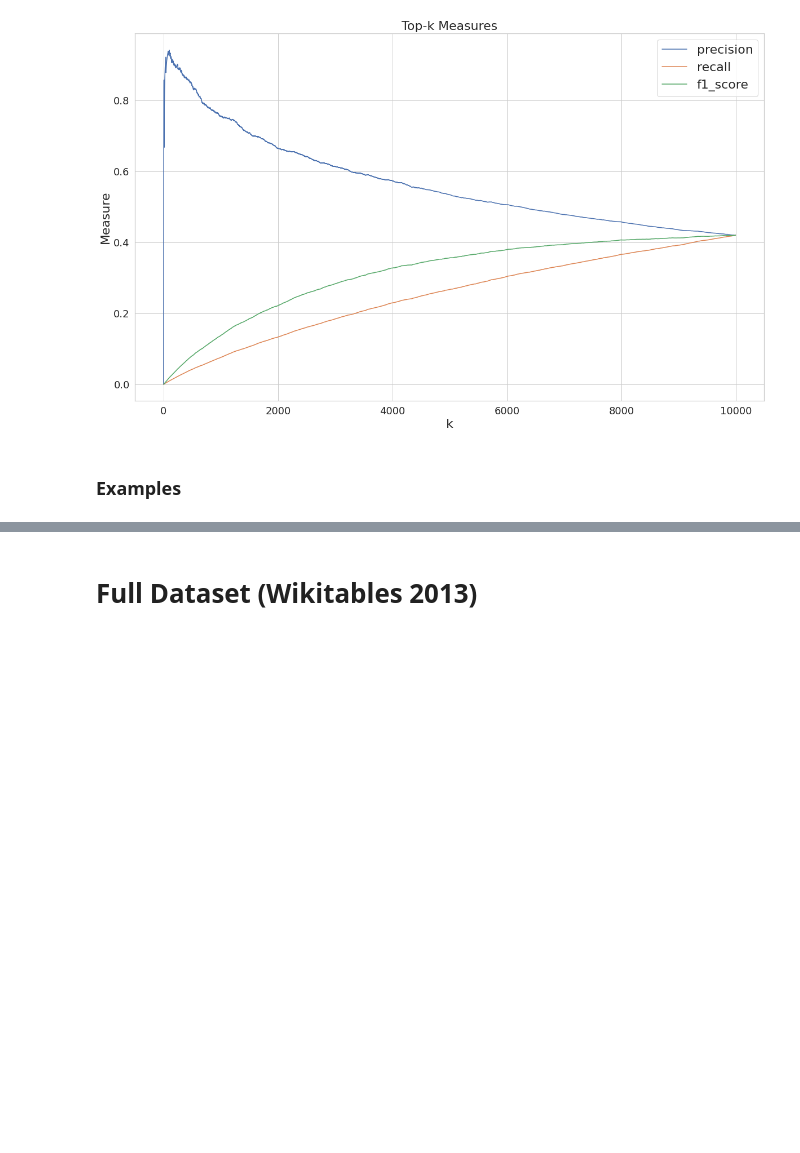
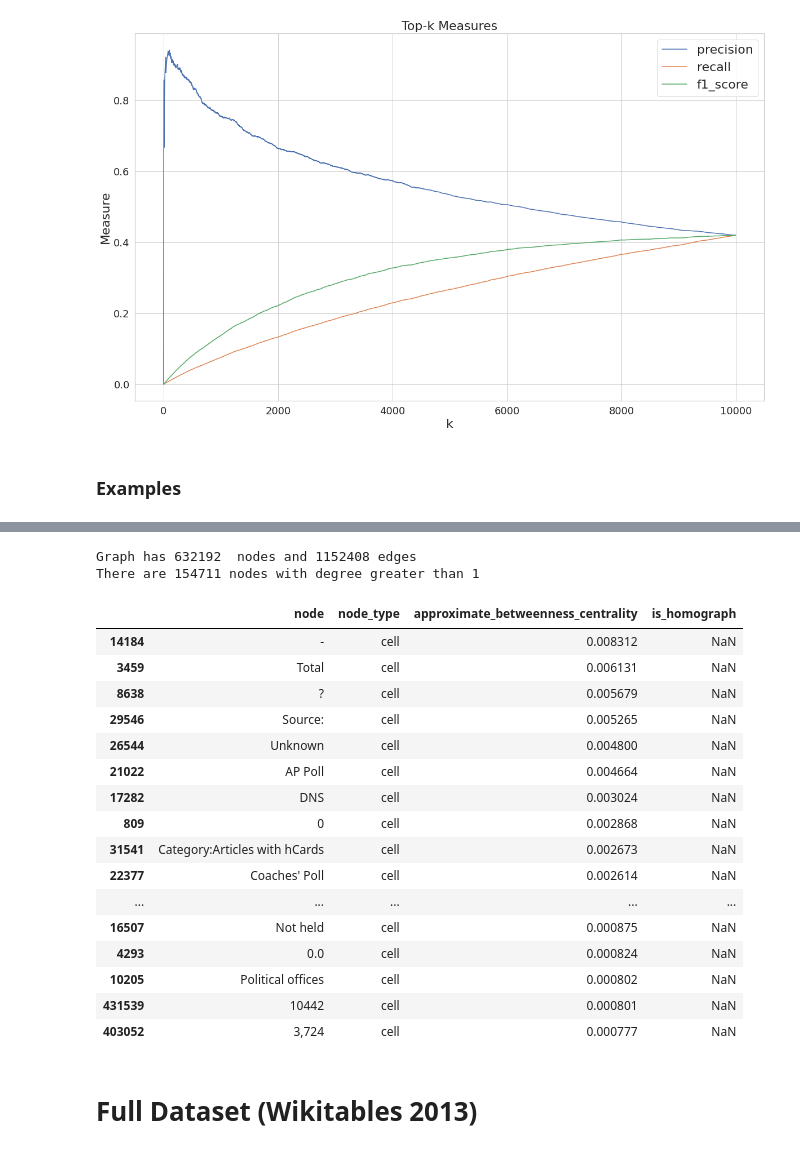
Before and after one commit to northeastern-datalab/domain_net, a Jupyter notebook: network_analysis/wikitables_dataset_evaluation.ipynb, the cells around one changed output, grey strips where cells are left out. Drawn from its saved outputs; the diff is of its cells as text; code cells hidden in the pictures; blank space fills up the shorter version.

```diff
--- a/network_analysis/wikitables_dataset_evaluation.ipynb
+++ b/network_analysis/wikitables_dataset_evaluation.ipynb
@@ -119,2 +99,43 @@ graph_stats_with_gt[graph_stats_with_gt['is_homograph']==False].head(25)
+# %%
+# Identify top BC cell nodes that are non linked cell nodes
+df_path='output/wikitables_datasets/wikipages_2013/selected_csv_tables/'
+graph_stats_with_gt = pd.read_pickle(df_path+'graph_stats_with_groundtruth_df.pickle')
+with open('../graph_construction/combined_graphs_output/wikitable_datasets/wikipages_2013/selected_csv_tables/bipartite/bipartite.graph', 'rb') as f:
+    G=pickle.load(f)
+print("Graph has", G.number_of_nodes(), " nodes and", G.number_of_edges(), "edges")
+nodes_with_degree_greater_than_1 = [n for n in graph_stats_with_gt['node'].values if G.degree[n] > 1]
+print('There are', len(nodes_with_degree_greater_than_1), 'nodes with degree greater than 1')
+
+# Consider only nodes with greater than 1 degree
+graph_stats_with_gt = graph_stats_with_gt.loc[graph_stats_with_gt['node'].isin(nodes_with_degree_greater_than_1)]
+
+# Consider only cell nodes
+graph_stats_with_gt = graph_stats_with_gt[graph_stats_with_gt['node_type']=='cell']
+
+# Consider only nodes that do not correspond to known linkable entities
+graph_stats_with_gt=graph_stats_with_gt[(graph_stats_with_gt['is_homograph']!=True) & (graph_stats_with_gt['is_homograph']!=False)].sort_values(by='approximate_betweenness_centrality', ascending=False)
+# %% [output]
+Graph has 632192  nodes and 1152408 edges
+There are 154711 nodes with degree greater than 1
+# %%
+graph_stats_with_gt.head(30)
+# %% [output]
+|  | node | node_type | approximate_betweenness_centrality | is_homograph |
+| 14184 | - | cell | 0.008312 | NaN |
+| 3459 | Total | cell | 0.006131 | NaN |
+| 8638 | ? | cell | 0.005679 | NaN |
+| 29546 | Source: | cell | 0.005265 | NaN |
+| 26544 | Unknown | cell | 0.004800 | NaN |
+| 21022 | AP Poll | cell | 0.004664 | NaN |
+| 17282 | DNS | cell | 0.003024 | NaN |
+| 809 | 0 | cell | 0.002868 | NaN |
+| 31541 | Category:Articles with hCards | cell | 0.002673 | NaN |
+| 22377 | Coaches' Poll | cell | 0.002614 | NaN |
+| ... | ... | ... | ... | ... |
+| 16507 | Not held | cell | 0.000875 | NaN |
+| 4293 | 0.0 | cell | 0.000824 | NaN |
+| 10205 | Political offices | cell | 0.000802 | NaN |
+| 431539 | 10442 | cell | 0.000801 | NaN |
+| 403052 | 3,724 | cell | 0.000777 | NaN |
 # %% [markdown]
 # Full Dataset (Wikitables 2013)
```
Also changed, not shown: parts of 8 cells of this notebook.
